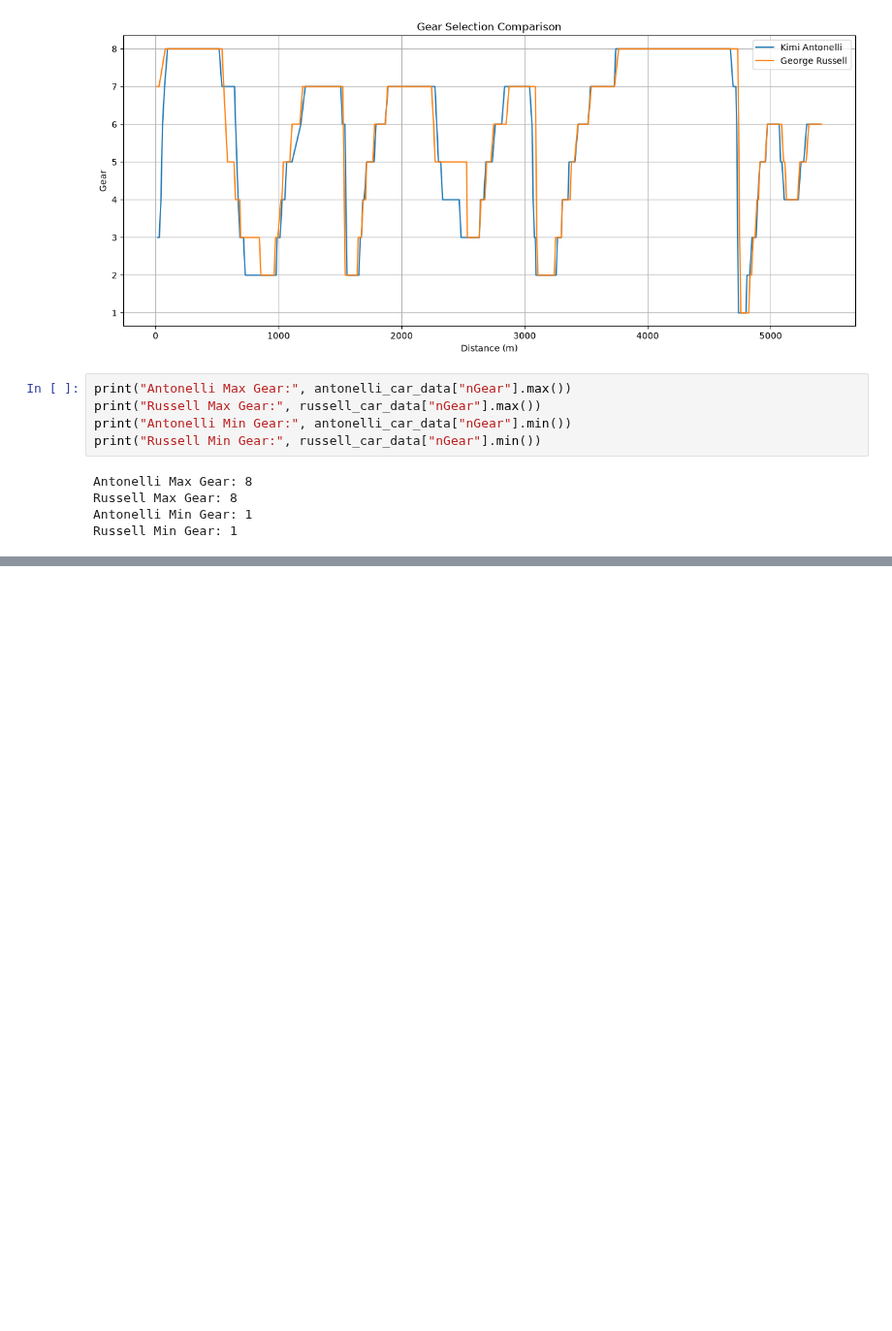
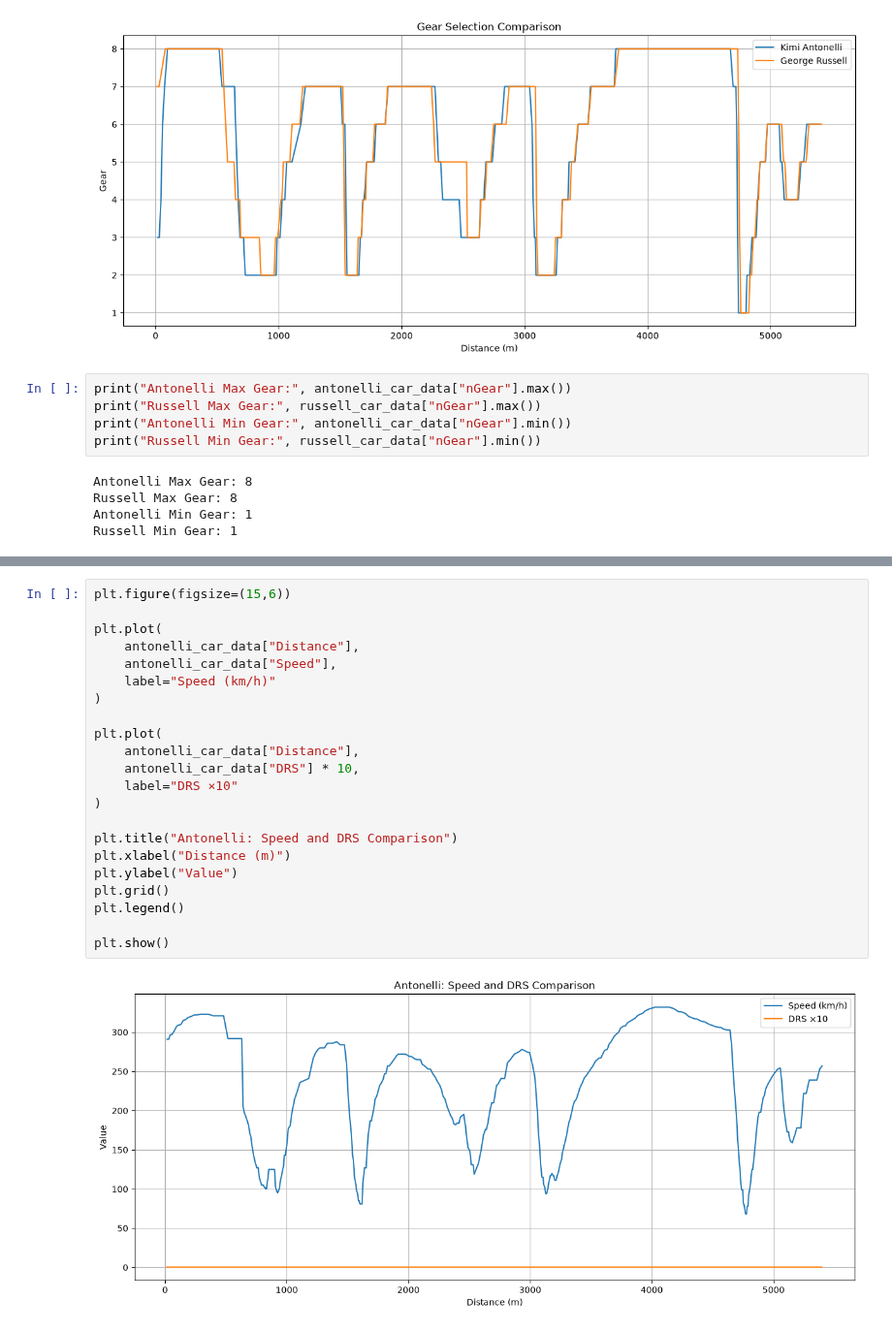
Before and after one commit to ishikajena1509/F1-Telemetry-Analysis, a Jupyter notebook: notebooks/02_china_2026_qualifying_analysis.ipynb.ipynb, the cells around one changed output, grey strips where cells are left out. Shown at 97% size. Drawn from its saved outputs; the diff is of its cells as text; blank space fills up the shorter version.

```diff
--- a/notebooks/02_china_2026_qualifying_analysis.ipynb.ipynb
+++ b/notebooks/02_china_2026_qualifying_analysis.ipynb.ipynb
@@ -903,0 +956,24 @@ Russell Min Gear: 1
+# %%
+plt.figure(figsize=(15,6))
+
+plt.plot(
+    antonelli_car_data["Distance"],
+    antonelli_car_data["Speed"],
+    label="Speed (km/h)"
+)
+
+plt.plot(
+    antonelli_car_data["Distance"],
+    antonelli_car_data["DRS"] * 10,
+    label="DRS ×10"
+)
+
+plt.title("Antonelli: Speed and DRS Comparison")
+plt.xlabel("Distance (m)")
+plt.ylabel("Value")
+plt.grid()
+plt.legend()
+
+plt.show()
+# %% [output]
+[figure, added]
```
Also changed, not shown: parts of 6 cells of this notebook, 2 other files.
